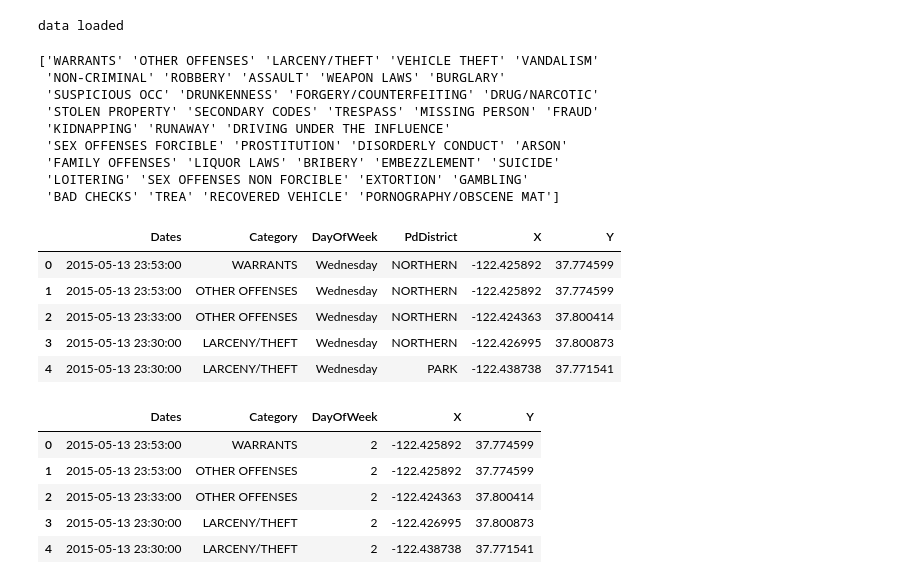
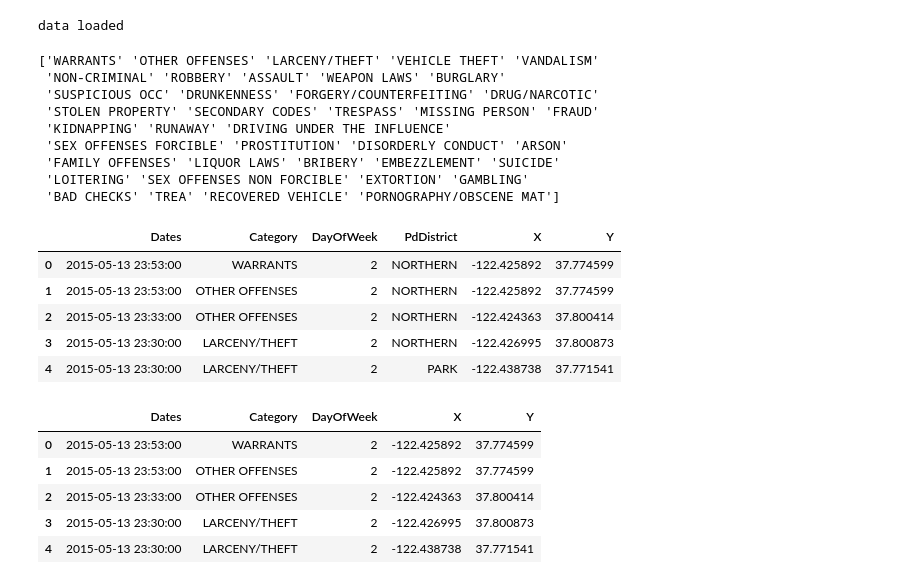
Before and after one commit to AlexisGado/CrimeSF, a Jupyter notebook: crimeSF_RDF.ipynb, the cells around one changed output. Drawn from its saved outputs; the diff is of its cells as text; code cells hidden in the pictures.

Commit message:
modification of the data

```diff
--- a/crimeSF_RDF.ipynb
+++ b/crimeSF_RDF.ipynb
@@ -37,31 +56,31 @@ data loaded
 # %%
 #Get categories (output to find)
 
 cat = df.Category.unique()
 print(cat)
 list_cat=np.copy(cat)
-df.drop(['Descript','Resolution','Address','PdDistrict'],inplace =True, axis=1)  #data useless, unsignificant, estimated useless
+df.drop(['Descript','Resolution','Address'],inplace =True, axis=1)  #data useless, unsignificant, estimated useless
 df.drop(df[(df.Y>60)|(df.X>-122)].index, inplace=True)  #outliers
 df['DayOfWeek'].replace(to_replace=['Monday','Tuesday','Wednesday','Thursday','Friday','Saturday','Sunday'],value=[i for i in range(0,7)],inplace=True)
 
 
 df.head()
 # %% [output]
 ['WARRANTS' 'OTHER OFFENSES' 'LARCENY/THEFT' 'VEHICLE THEFT' 'VANDALISM'
  'NON-CRIMINAL' 'ROBBERY' 'ASSAULT' 'WEAPON LAWS' 'BURGLARY'
  'SUSPICIOUS OCC' 'DRUNKENNESS' 'FORGERY/COUNTERFEITING' 'DRUG/NARCOTIC'
  'STOLEN PROPERTY' 'SECONDARY CODES' 'TRESPASS' 'MISSING PERSON' 'FRAUD'
  'KIDNAPPING' 'RUNAWAY' 'DRIVING UNDER THE INFLUENCE'
  'SEX OFFENSES FORCIBLE' 'PROSTITUTION' 'DISORDERLY CONDUCT' 'ARSON'
  'FAMILY OFFENSES' 'LIQUOR LAWS' 'BRIBERY' 'EMBEZZLEMENT' 'SUICIDE'
  'LOITERING' 'SEX OFFENSES NON FORCIBLE' 'EXTORTION' 'GAMBLING'
  'BAD CHECKS' 'TREA' 'RECOVERED VEHICLE' 'PORNOGRAPHY/OBSCENE MAT']
 |  | Dates | Category | DayOfWeek | PdDistrict | X | Y |
-| 0 | 2015-05-13 23:53:00 | WARRANTS | Wednesday | NORTHERN | -122.425892 | 37.774599 |
-| 1 | 2015-05-13 23:53:00 | OTHER OFFENSES | Wednesday | NORTHERN | -122.425892 | 37.774599 |
-| 2 | 2015-05-13 23:33:00 | OTHER OFFENSES | Wednesday | NORTHERN | -122.424363 | 37.800414 |
-| 3 | 2015-05-13 23:30:00 | LARCENY/THEFT | Wednesday | NORTHERN | -122.426995 | 37.800873 |
-| 4 | 2015-05-13 23:30:00 | LARCENY/THEFT | Wednesday | PARK | -122.438738 | 37.771541 |
+| 0 | 2015-05-13 23:53:00 | WARRANTS | 2 | NORTHERN | -122.425892 | 37.774599 |
+| 1 | 2015-05-13 23:53:00 | OTHER OFFENSES | 2 | NORTHERN | -122.425892 | 37.774599 |
+| 2 | 2015-05-13 23:33:00 | OTHER OFFENSES | 2 | NORTHERN | -122.424363 | 37.800414 |
+| 3 | 2015-05-13 23:30:00 | LARCENY/THEFT | 2 | NORTHERN | -122.426995 | 37.800873 |
+| 4 | 2015-05-13 23:30:00 | LARCENY/THEFT | 2 | PARK | -122.438738 | 37.771541 |
 # %%
 # %% [output]
 |  | Dates | Category | DayOfWeek | X | Y |
```
Also changed, not shown: parts of 9 cells of this notebook, 1 other file.
